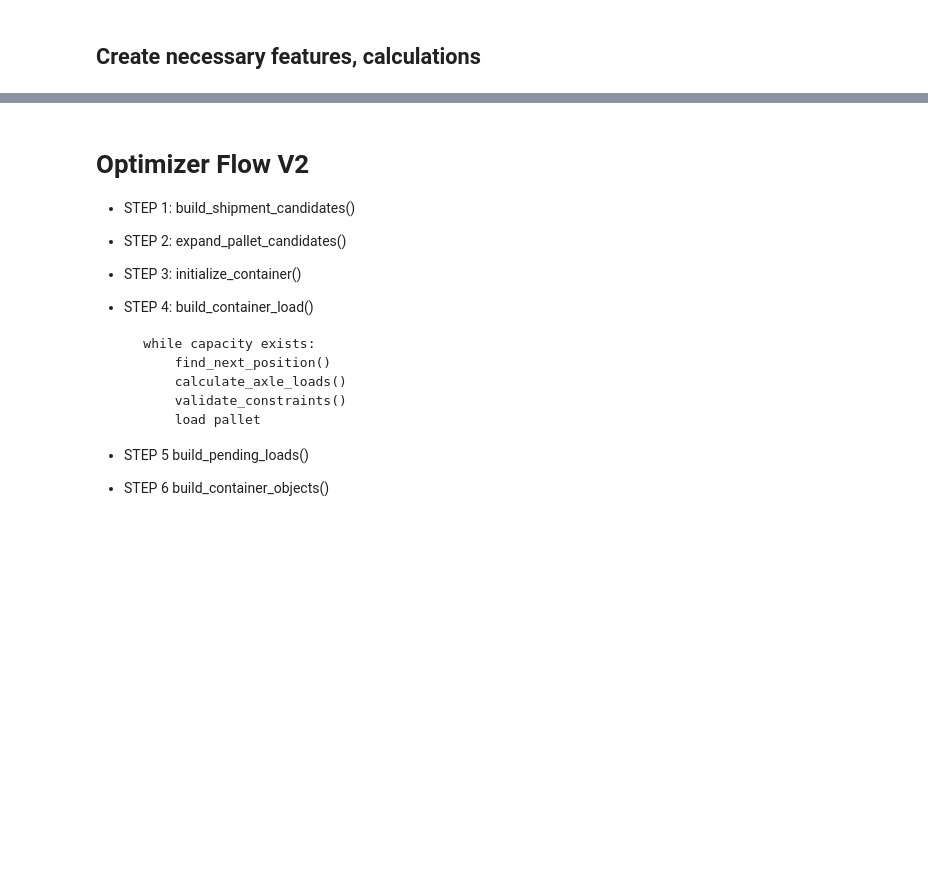
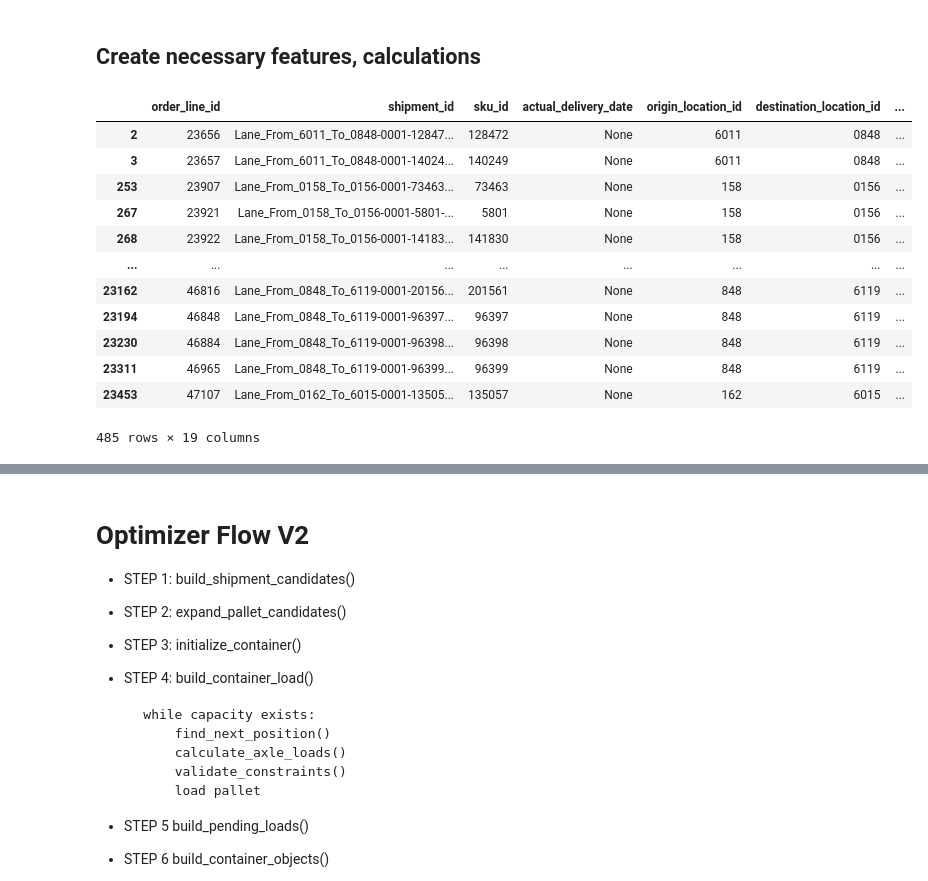
Before and after one commit to acies-AmitaAnand/Amita-Container-Load-Planning-, a Jupyter notebook: solver/planning_engine/equipment_loading_planner_v2.ipynb, the cells around one changed output, grey strips where cells are left out. Drawn from its saved outputs; the diff is of its cells as text; code cells hidden in the pictures; blank space fills up the shorter version.

```diff
--- a/solver/planning_engine/equipment_loading_planner_v2.ipynb
+++ b/solver/planning_engine/equipment_loading_planner_v2.ipynb
@@ -104,6 +104,22 @@ sku_uom_column_mapper['height_mm'] = 'pallet_height_mm'
 sku_uom_column_mapper['width_mm'] = 'pallet_width_mm'
 sku_uom_column_mapper['length_mm'] = 'pallet_length_mm'
 sku_uom_df.rename(columns=sku_uom_column_mapper, inplace=True)
+# %%
+shipment_demand_df[pd.to_datetime(shipment_demand_df['estimated_delivery_date'])==pd.to_datetime('2026-04-14')]
+# %% [output]
+|  | order_line_id | shipment_id | sku_id | actual_delivery_date | origin_location_id | destination_location_id | ... |
+| 2 | 23656 | Lane_From_6011_To_0848-0001-12847... | 128472 | None | 6011 | 0848 | ... |
+| 3 | 23657 | Lane_From_6011_To_0848-0001-14024... | 140249 | None | 6011 | 0848 | ... |
+| 253 | 23907 | Lane_From_0158_To_0156-0001-73463... | 73463 | None | 158 | 0156 | ... |
+| 267 | 23921 | Lane_From_0158_To_0156-0001-5801-... | 5801 | None | 158 | 0156 | ... |
+| 268 | 23922 | Lane_From_0158_To_0156-0001-14183... | 141830 | None | 158 | 0156 | ... |
+| ... | ... | ... | ... | ... | ... | ... | ... |
+| 23162 | 46816 | Lane_From_0848_To_6119-0001-20156... | 201561 | None | 848 | 6119 | ... |
+| 23194 | 46848 | Lane_From_0848_To_6119-0001-96397... | 96397 | None | 848 | 6119 | ... |
+| 23230 | 46884 | Lane_From_0848_To_6119-0001-96398... | 96398 | None | 848 | 6119 | ... |
+| 23311 | 46965 | Lane_From_0848_To_6119-0001-96399... | 96399 | None | 848 | 6119 | ... |
+| 23453 | 47107 | Lane_From_0162_To_6015-0001-13505... | 135057 | None | 162 | 6015 | ... |
+485 rows × 19 columns
 # %%
 # Step 1 Build_shipment_candidates
 
```
Also changed, not shown: parts of 38 cells of this notebook, 10 other files.
